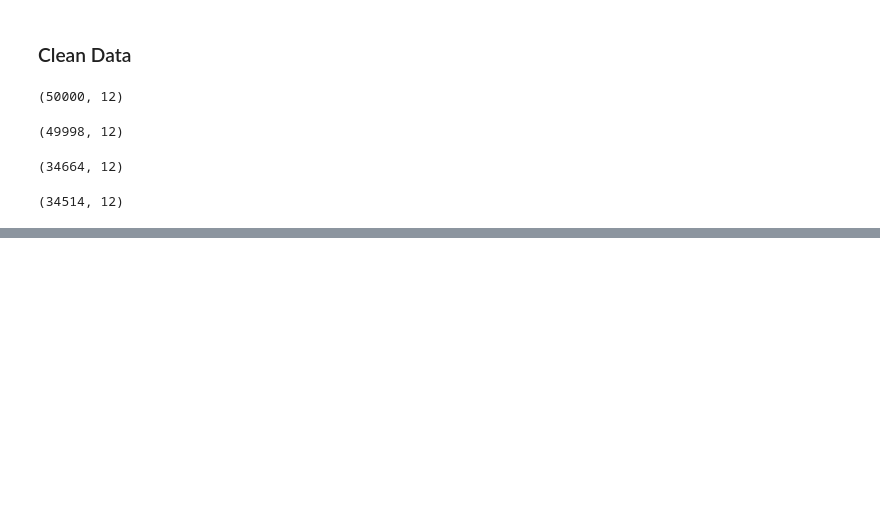
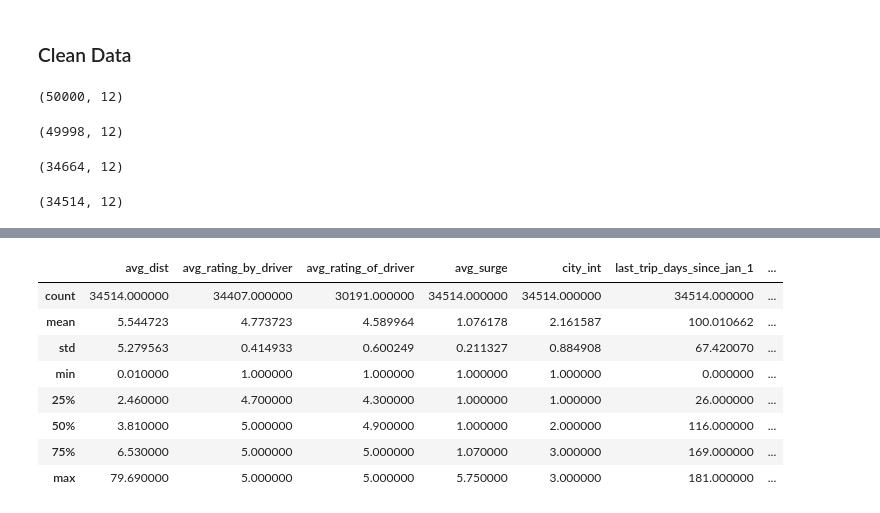
Before and after one commit to jslaga/SpringboardDSC, a Jupyter notebook: Take-Home_Challenges/Ultimate_Data_Challenge.ipynb, the cells around one changed output, grey strips where cells are left out. Drawn from its saved outputs; the diff is of its cells as text; code cells hidden in the pictures; blank space fills up the shorter version.

```diff
--- a/Take-Home_Challenges/Ultimate_Data_Challenge.ipynb
+++ b/Take-Home_Challenges/Ultimate_Data_Challenge.ipynb
@@ -474,0 +611,12 @@ clean_df.shape #n-150
+# %%
+clean_imp.describe()
+# %% [output]
+|  | avg_dist | avg_rating_by_driver | avg_rating_of_driver | avg_surge | city_int | last_trip_days_since_jan_1 | ... |
+| count | 34514.000000 | 34407.000000 | 30191.000000 | 34514.000000 | 34514.000000 | 34514.000000 | ... |
+| mean | 5.544723 | 4.773723 | 4.589964 | 1.076178 | 2.161587 | 100.010662 | ... |
+| std | 5.279563 | 0.414933 | 0.600249 | 0.211327 | 0.884908 | 67.420070 | ... |
+| min | 0.010000 | 1.000000 | 1.000000 | 1.000000 | 1.000000 | 0.000000 | ... |
+| 25% | 2.460000 | 4.700000 | 4.300000 | 1.000000 | 1.000000 | 26.000000 | ... |
+| 50% | 3.810000 | 5.000000 | 4.900000 | 1.000000 | 2.000000 | 116.000000 | ... |
+| 75% | 6.530000 | 5.000000 | 5.000000 | 1.070000 | 3.000000 | 169.000000 | ... |
+| max | 79.690000 | 5.000000 | 5.000000 | 5.750000 | 3.000000 | 181.000000 | ... |
```
Also changed, not shown: parts of 24 cells of this notebook.
